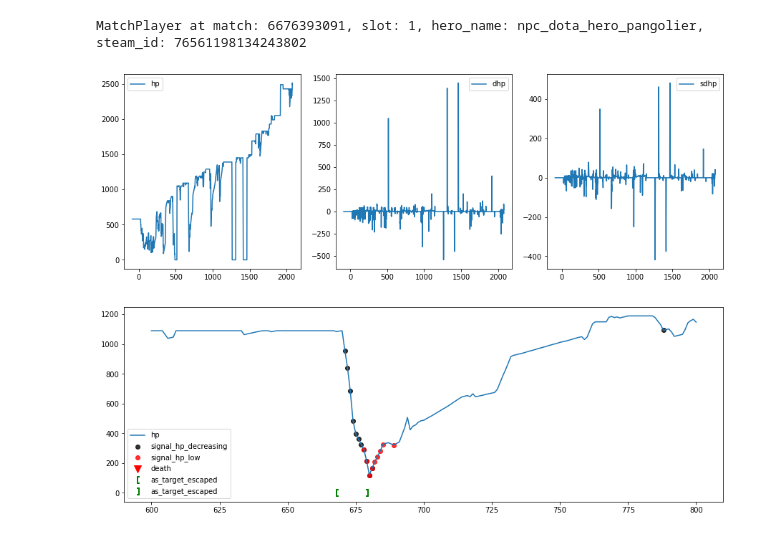
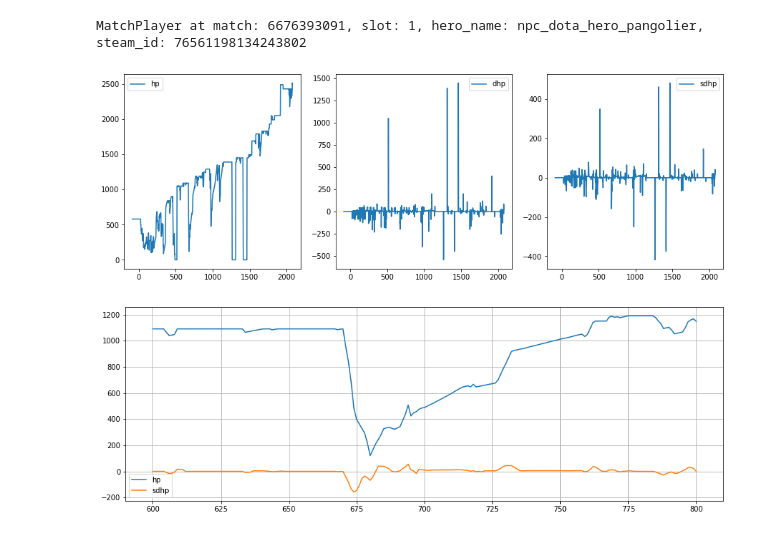
Before and after one commit to arch1baald/woodota, a Jupyter notebook: notebooks/demo.ipynb, the cells around one changed output. Drawn from its saved outputs; the diff is of its cells as text; code cells hidden in the pictures.

```diff
--- a/notebooks/demo.ipynb
+++ b/notebooks/demo.ipynb
@@ -51,42 +65,33 @@ plot_player_signals(
     player,
     ax=ax[0],
     hp=True,
 )
 
 plot_player_signals(
     player,
     ax=ax[1],
     dhp=True
 )
 
 plot_player_signals(
     player,
     ax=ax[2],
     sdhp=True
 )
 
 zoom_start, zoom_end = 600, 800
 fig, ax = plt.subplots(figsize=(15, 5))
 plot_player_signals(
     player,
     ax=ax,
     zoom_start=zoom_start,
     zoom_end=zoom_end,
-    # use_minutes=True,
     hp=True,
-    # max_hp=True,
-    # dhp=True,
-    # sdhp=True,
-    signal_hp_decreasing=True,
-    signal_hp_low=True,
-    deaths=True,
-    # as_target=True,
-    as_target_escaped=True,
-    # as_attacker=True,
-    # as_attacker_kill=True,
+    sdhp=True,
 )
 
+plt.grid(True)
 plt.show()
 # %% [output]
 [figure]
-[figure, old version]
+[figure, new version]
```
Also changed, not shown: parts of 30 cells of this notebook, 1 other file.
